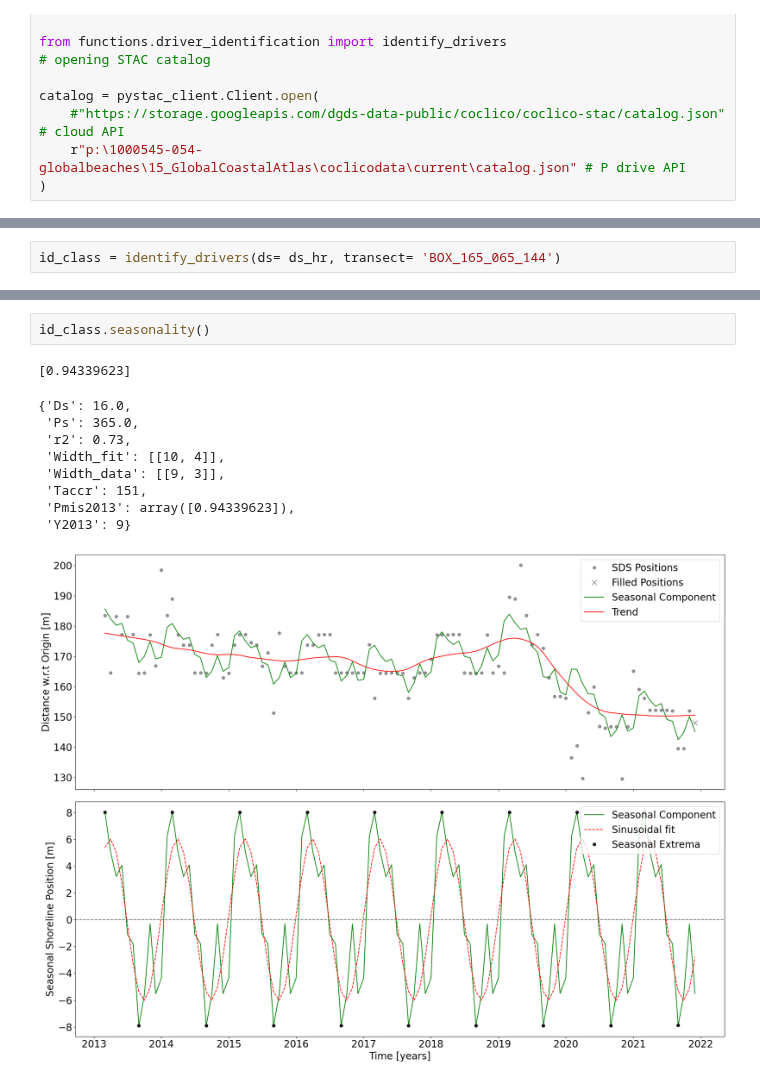
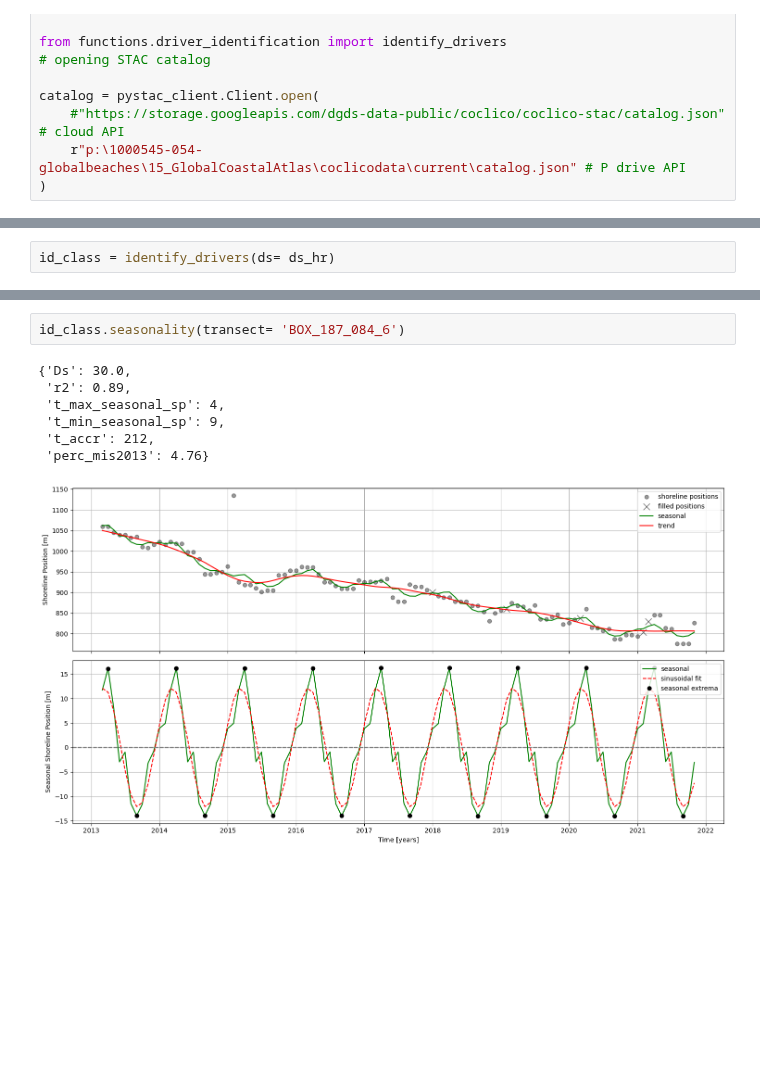
Before and after one commit to openearth/global-coastal-atlas, a Jupyter notebook: workbench/03_driveridentification.ipynb, the cells around one changed output, grey strips where cells are left out. Drawn from its saved outputs; the diff is of its cells as text; blank space fills up the shorter version.

Commit message:
driver_id_funcs

```diff
--- a/workbench/03_driveridentification.ipynb
+++ b/workbench/03_driveridentification.ipynb
@@ -21,2 +41,2 @@ ds_hr = xr.open_zarr(href)
 # %%
-id_class = identify_drivers(ds= ds_hr, transect= 'BOX_165_065_144')
+id_class = identify_drivers(ds= ds_hr)
@@ -39,13 +43,10 @@ id_class.fill_timeseries()
 # %%
-id_class.seasonality()
+id_class.seasonality(transect= 'BOX_187_084_6')
 # %% [output]
-[0.94339623]
+{'Ds': 30.0,
+ 'r2': 0.89,
+ 't_max_seasonal_sp': 4,
+ 't_min_seasonal_sp': 9,
+ 't_accr': 212,
+ 'perc_mis2013': 4.76}
-{'Ds': 16.0,
- 'Ps': 365.0,
- 'r2': 0.73,
- 'Width_fit': [[10, 4]],
- 'Width_data': [[9, 3]],
- 'Taccr': 151,
- 'Pmis2013': array([0.94339623]),
- 'Y2013': 9}
-[figure, old version]
+[figure, new version]
```
Also changed, not shown: parts of 5 cells of this notebook, 2 other files.
